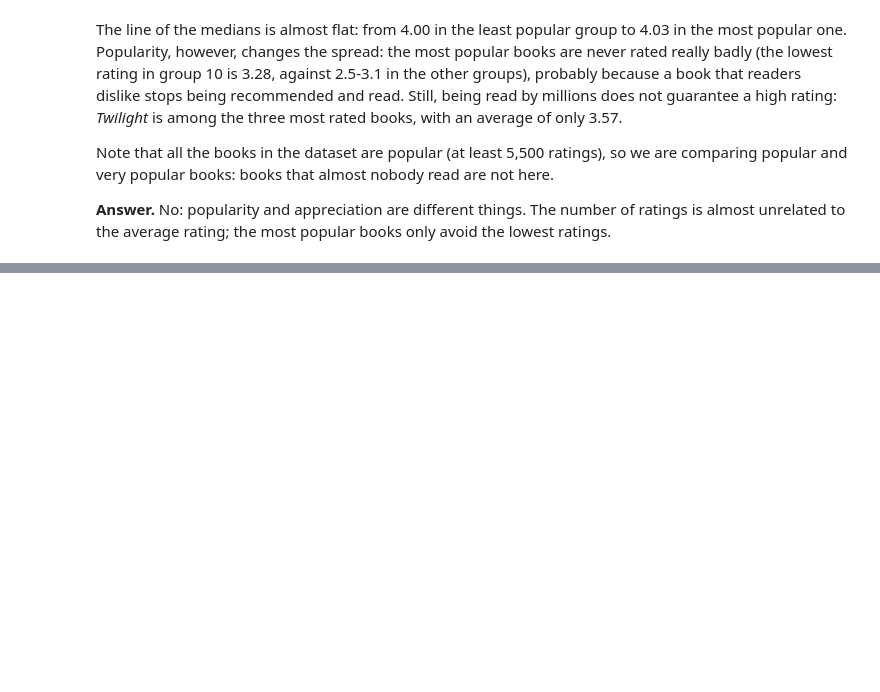
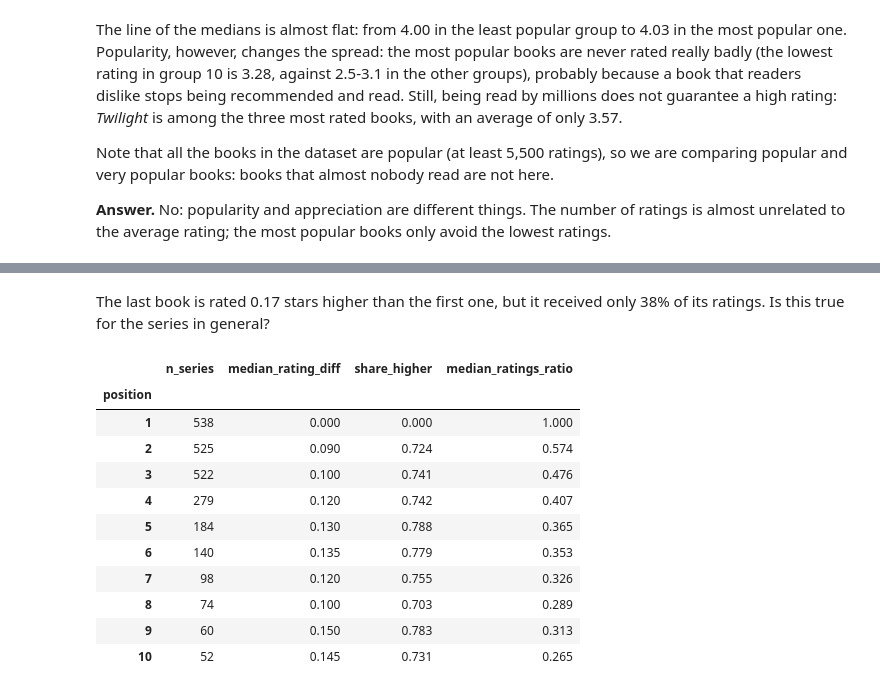
Before and after one commit to mbeyzademirkubuz/book-ratings-insights, a Jupyter notebook: notebooks/walkthrough.ipynb, the cells around one changed output, grey strips where cells are left out. Saved outputs shown, nothing was run; the diff lists cells and outputs as text; code cells hidden in the pictures; blank space fills up the shorter version.

```diff
--- a/notebooks/walkthrough.ipynb
+++ b/notebooks/walkthrough.ipynb
@@ -481,0 +519,19 @@ the lowest ratings.
+# %% [markdown]
+The last book is rated 0.17 stars higher than the first one, but it received only
+38% of its ratings. Is this true for the series in general?
+# %%
+progression = summarize_series_progression(series)
+progression.round(3)
+# %% [output]
+|  | n_series | median_rating_diff | share_higher | median_ratings_ratio |
+| position |  |  |  |  |
+| 1 | 538 | 0.000 | 0.000 | 1.000 |
+| 2 | 525 | 0.090 | 0.724 | 0.574 |
+| 3 | 522 | 0.100 | 0.741 | 0.476 |
+| 4 | 279 | 0.120 | 0.742 | 0.407 |
+| 5 | 184 | 0.130 | 0.788 | 0.365 |
+| 6 | 140 | 0.135 | 0.779 | 0.353 |
+| 7 | 98 | 0.120 | 0.755 | 0.326 |
+| 8 | 74 | 0.100 | 0.703 | 0.289 |
+| 9 | 60 | 0.150 | 0.783 | 0.313 |
+| 10 | 52 | 0.145 | 0.731 | 0.265 |
```
Also changed, not shown: parts of 11 cells of this notebook, 2 other files.
